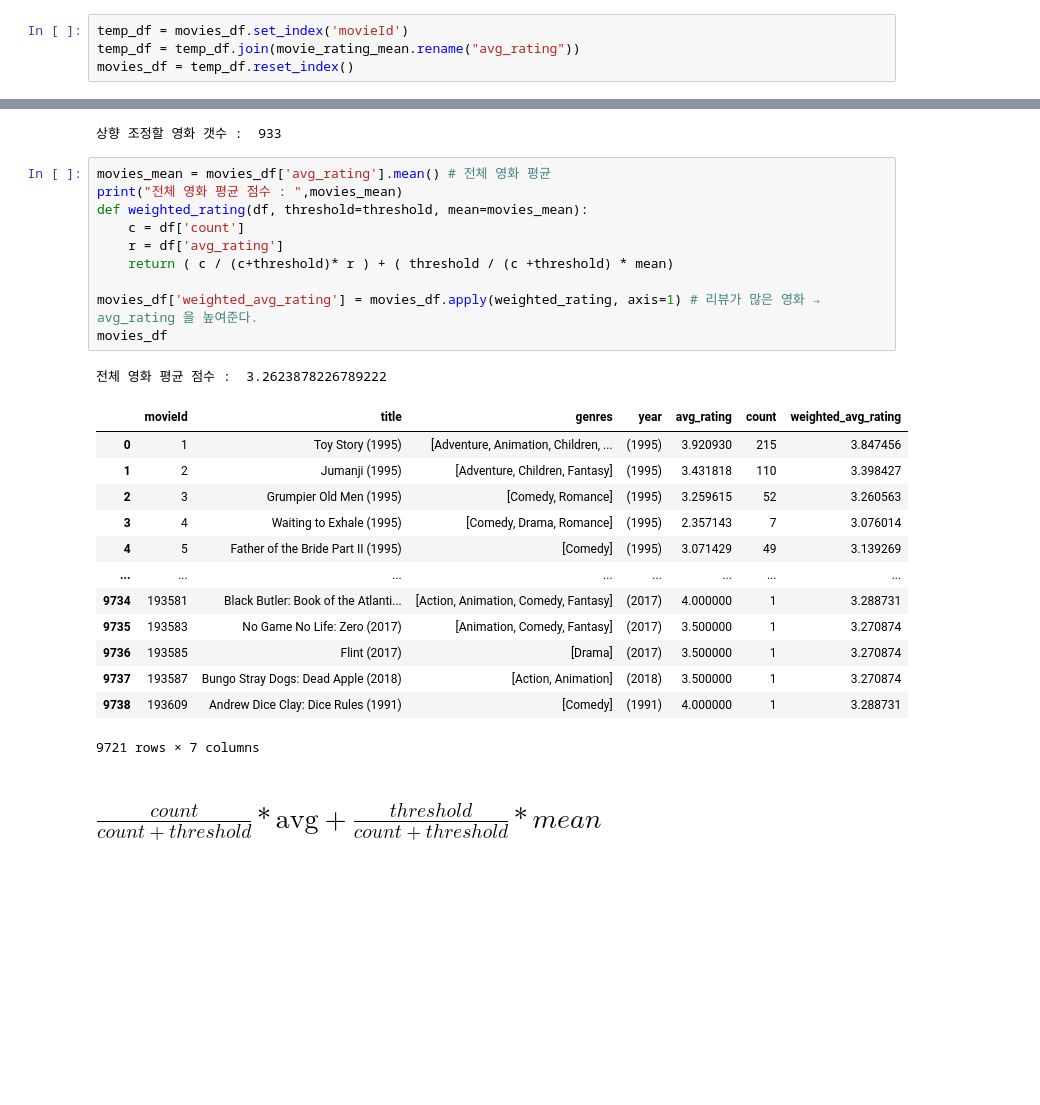
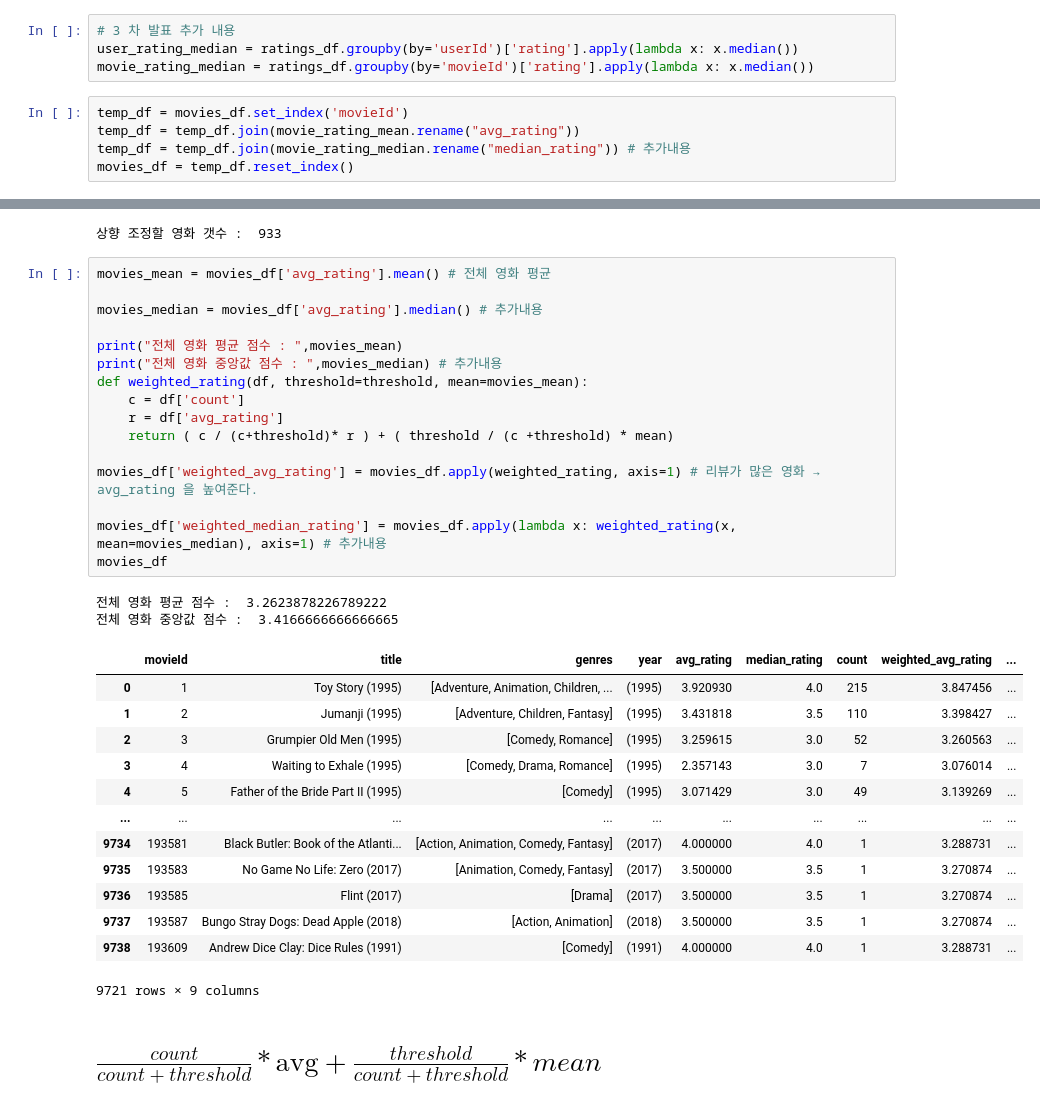
Before and after one commit to basamg912/item_based-recommendation-system, a Jupyter notebook: notebooks/item_based_CF(sim_matrix).ipynb, the cells around one changed output, grey strips where cells are left out. Cells and saved outputs as stored; diff of their text form; blank space fills up the shorter version.

Commit message:
measure execution time / compare mean-median

```diff
--- a/notebooks/item_based_CF(sim_matrix).ipynb
+++ b/notebooks/item_based_CF(sim_matrix).ipynb
@@ -190,6 +187,11 @@ Name: rating, Length: 9721, dtype: float64
+# %%
+# 3 차 발표 추가 내용
+user_rating_median = ratings_df.groupby(by='userId')['rating'].apply(lambda x: x.median())
+movie_rating_median = ratings_df.groupby(by='movieId')['rating'].apply(lambda x: x.median())
 # %%
 temp_df = movies_df.set_index('movieId')
 temp_df = temp_df.join(movie_rating_mean.rename("avg_rating"))
+temp_df = temp_df.join(movie_rating_median.rename("median_rating")) # 추가내용
 movies_df = temp_df.reset_index()
 # %%
 movies_df # movies_df 에 각 영화별 평균 평점 반영
@@ -285,29 +287,36 @@ print("상향 조정할 영화 갯수 : ",len(nrating_weighted_movieid))
 상향 조정할 영화 갯수 :  933
 # %%
 movies_mean = movies_df['avg_rating'].mean() # 전체 영화 평균
+
+movies_median = movies_df['avg_rating'].median() # 추가내용
+
 print("전체 영화 평균 점수 : ",movies_mean)
+print("전체 영화 중앙값 점수 : ",movies_median) # 추가내용
 def weighted_rating(df, threshold=threshold, mean=movies_mean):
     c = df['count']
     r = df['avg_rating']
     return ( c / (c+threshold)* r ) + ( threshold / (c +threshold) * mean)
 
 movies_df['weighted_avg_rating'] = movies_df.apply(weighted_rating, axis=1) # 리뷰가 많은 영화 → avg_rating 을 높여준다.
+
+movies_df['weighted_median_rating'] = movies_df.apply(lambda x: weighted_rating(x, mean=movies_median), axis=1) # 추가내용
 movies_df
 # %% [output]
 전체 영화 평균 점수 :  3.2623878226789222
+전체 영화 중앙값 점수 :  3.4166666666666665
-|  | movieId | title | genres | year | avg_rating | count | weighted_avg_rating |
-| 0 | 1 | Toy Story (1995) | [Adventure, Animation, Children, ... | (1995) | 3.920930 | 215 | 3.847456 |
-| 1 | 2 | Jumanji (1995) | [Adventure, Children, Fantasy] | (1995) | 3.431818 | 110 | 3.398427 |
-| 2 | 3 | Grumpier Old Men (1995) | [Comedy, Romance] | (1995) | 3.259615 | 52 | 3.260563 |
-| 3 | 4 | Waiting to Exhale (1995) | [Comedy, Drama, Romance] | (1995) | 2.357143 | 7 | 3.076014 |
-| 4 | 5 | Father of the Bride Part II (1995) | [Comedy] | (1995) | 3.071429 | 49 | 3.139269 |
-| ... | ... | ... | ... | ... | ... | ... | ... |
-| 9734 | 193581 | Black Butler: Book of the Atlanti... | [Action, Animation, Comedy, Fantasy] | (2017) | 4.000000 | 1 | 3.288731 |
-| 9735 | 193583 | No Game No Life: Zero (2017) | [Animation, Comedy, Fantasy] | (2017) | 3.500000 | 1 | 3.270874 |
-| 9736 | 193585 | Flint (2017) | [Drama] | (2017) | 3.500000 | 1 | 3.270874 |
-| 9737 | 193587 | Bungo Stray Dogs: Dead Apple (2018) | [Action, Animation] | (2018) | 3.500000 | 1 | 3.270874 |
-| 9738 | 193609 | Andrew Dice Clay: Dice Rules (1991) | [Comedy] | (1991) | 4.000000 | 1 | 3.288731 |
+|  | movieId | title | genres | year | avg_rating | median_rating | count | weighted_avg_rating | ... |
+| 0 | 1 | Toy Story (1995) | [Adventure, Animation, Children, ... | (1995) | 3.920930 | 4.0 | 215 | 3.847456 | ... |
+| 1 | 2 | Jumanji (1995) | [Adventure, Children, Fantasy] | (1995) | 3.431818 | 3.5 | 110 | 3.398427 | ... |
+| 2 | 3 | Grumpier Old Men (1995) | [Comedy, Romance] | (1995) | 3.259615 | 3.0 | 52 | 3.260563 | ... |
+| 3 | 4 | Waiting to Exhale (1995) | [Comedy, Drama, Romance] | (1995) | 2.357143 | 3.0 | 7 | 3.076014 | ... |
+| 4 | 5 | Father of the Bride Part II (1995) | [Comedy] | (1995) | 3.071429 | 3.0 | 49 | 3.139269 | ... |
+| ... | ... | ... | ... | ... | ... | ... | ... | ... | ... |
+| 9734 | 193581 | Black Butler: Book of the Atlanti... | [Action, Animation, Comedy, Fantasy] | (2017) | 4.000000 | 4.0 | 1 | 3.288731 | ... |
+| 9735 | 193583 | No Game No Life: Zero (2017) | [Animation, Comedy, Fantasy] | (2017) | 3.500000 | 3.5 | 1 | 3.270874 | ... |
+| 9736 | 193585 | Flint (2017) | [Drama] | (2017) | 3.500000 | 3.5 | 1 | 3.270874 | ... |
+| 9737 | 193587 | Bungo Stray Dogs: Dead Apple (2018) | [Action, Animation] | (2018) | 3.500000 | 3.5 | 1 | 3.270874 | ... |
+| 9738 | 193609 | Andrew Dice Clay: Dice Rules (1991) | [Comedy] | (1991) | 4.000000 | 4.0 | 1 | 3.288731 | ... |
-9721 rows × 7 columns
+9721 rows × 9 columns
 # %% [markdown]
 # $ \frac{count}{count+threshold}* \text{avg} + \frac{threshold}{count+threshold}*mean$
 # %% [markdown]
```
Also changed, not shown: parts of 26 cells of this notebook.
